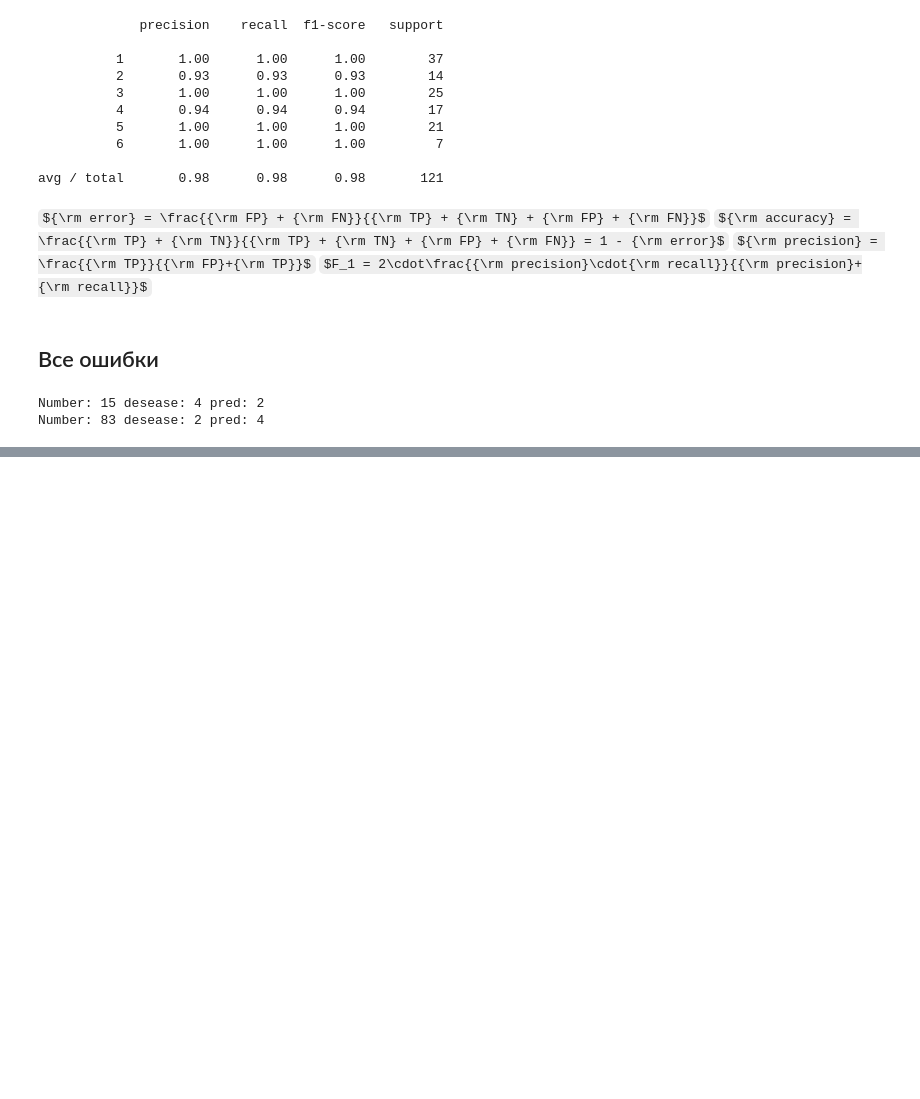
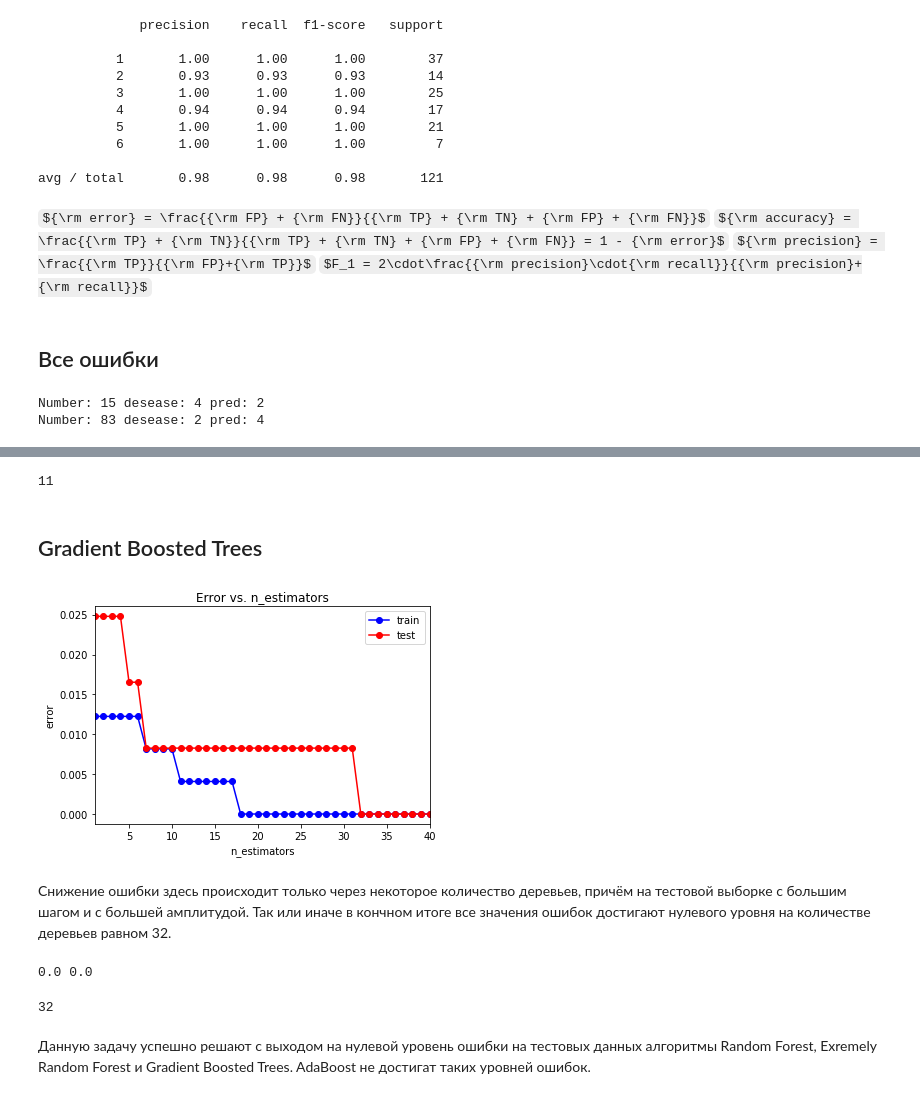
Before and after one commit to SeeNoBee/Machine-Learning, a Jupyter notebook: MachineLearning (Hramov Ilya).ipynb, the cells around one changed output, grey strips where cells are left out. Cells and saved outputs as stored; diff of their text form; code cells hidden in the pictures; some formulas as TeX source; blank space fills up the shorter version.

```diff
--- a/MachineLearning (Hramov Ilya).ipynb
+++ b/MachineLearning (Hramov Ilya).ipynb
@@ -992,0 +1190,54 @@ Number: 83 desease: 2 pred: 4
+# %%
+for i in range(len(test_err)):
+    if((test_err[i] == min_test_err) and (train_err[i] == min_train_err)):
+        n_estimator_opt = n_estimators[i]
+        break
+print(n_estimator_opt)
+# %% [output]
+11
+# %% [markdown]
+Gradient Boosted Trees
+--
+# %%
+from sklearn.ensemble import GradientBoostingClassifier
+test_err = []
+train_err = []
+
+n_estimators = range(1, 41, 1)
+for n in n_estimators:
+    gbt_model = GradientBoostingClassifier(n_estimators = n)
+    gbt_model.fit(X, y)
+
+    y_train_pred = gbt_model.predict(X_train)
+    y_test_pred = gbt_model.predict(X_test)
+    train_err.append(np.mean(y_train != y_train_pred))
+    test_err.append(np.mean(y_test != y_test_pred))
+# %%
+plt.plot(n_estimators, train_err, 'b-o', label = 'train')
+plt.plot(n_estimators, test_err, 'r-o', label = 'test')
+plt.xlim([np.min(n_estimators), np.max(n_estimators)])
+plt.title('Error vs. n_estimators')
+plt.xlabel('n_estimators')
+plt.ylabel('error')
+plt.legend()
+pass
+# %% [output]
+[figure, added]
+# %% [markdown]
+Снижение ошибки здесь происходит только через некоторое количество деревьев, причём на тестовой выборке с большим шагом и с большей амплитудой. Так или иначе в кончном итоге все значения ошибок достигают нулевого уровня на количестве деревьев равном 32.
+# %%
+min_train_err = np.min(train_err)
+min_test_err = np.min(test_err)
+print(min_train_err, min_test_err)
+# %% [output]
+0.0 0.0
+# %%
+for i in range(len(test_err)):
+    if((test_err[i] == min_test_err) and (train_err[i] == min_train_err)):
+        n_estimator_opt = n_estimators[i]
+        break
+print(n_estimator_opt)
+# %% [output]
+32
+# %% [markdown]
+Данную задачу успешно решают с выходом на нулевой уровень ошибки на тестовых данных алгоритмы Random Forest, Exremely Random Forest и Gradient Boosted Trees. AdaBoost не достигат таких уровней ошибок.
```
Also changed, not shown: parts of 34 cells of this notebook.
